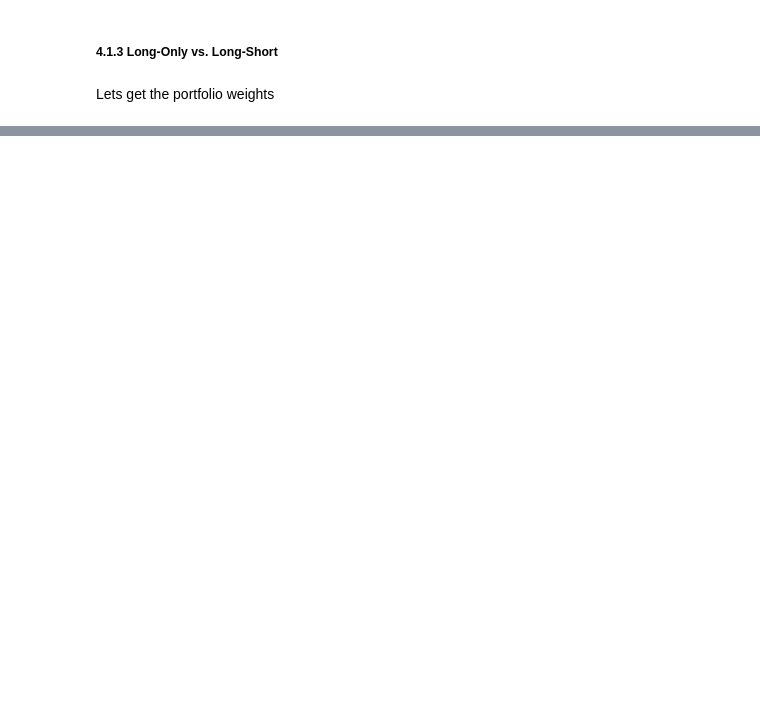
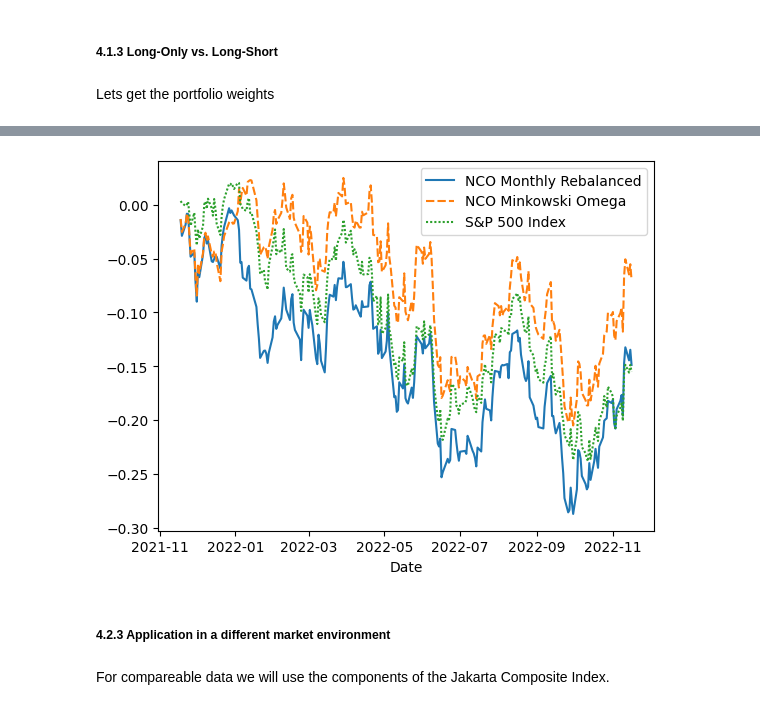
Before and after one commit to dariosandrucci/thesis, a Jupyter notebook: project_notebook.ipynb, the cells around one changed output, grey strips where cells are left out. Saved outputs shown, nothing was run; the diff lists cells and outputs as text; code cells hidden in the pictures; blank space fills up the shorter version.

```diff
--- a/project_notebook.ipynb
+++ b/project_notebook.ipynb
@@ -47,7 +47,7 @@ ax.set_title('Cummulative returns of the S&P 500 Index over the period of the da
 # %% [markdown]
 We will split the set into train and test set.
 # %%
-train_set, test_set = testTrainSplit(df, validation_set = False, w_tt = [0.9, 0.1])
+train_set, test_set = testTrainSplit(df, validation_set = False, w_tt = [0.8, 0.2])
 # %% [markdown]
 Now lets derive the empirical correlation matrix of our return data.
 # %%
@@ -241,0 +235,5 @@ TypeError: optPort_nco() got an unexpected keyword argument 'constraint'
+# %%
+investment_start = test_set.index[0]
+investment_start
+# potfolio with rebalacing
+ret_RB = optPort_nco_RB(df, investment_start, 50)
@@ -241,0 +258,12 @@ TypeError: optPort_nco() got an unexpected keyword argument 'constraint'
+# %%
+port_NCOMO_RB = Portfolio_Ret("NCO Monthly Rebalanced", ret_RB.iloc[:len(ret_RB)-1])
+# %%
+bm4 = PortfolioBenchmarking([port_NCOMO_RB, port_NCOMO])
+# %%
+bm4.plot_performance()
+# %% [output]
+[figure, added]
+# %% [markdown]
+##### 4.2.3 Application in a different market environment
+# %% [markdown]
+For compareable data we will use the components of the Jakarta Composite Index.
```
Also changed, not shown: parts of 25 cells of this notebook, 6 other files.
